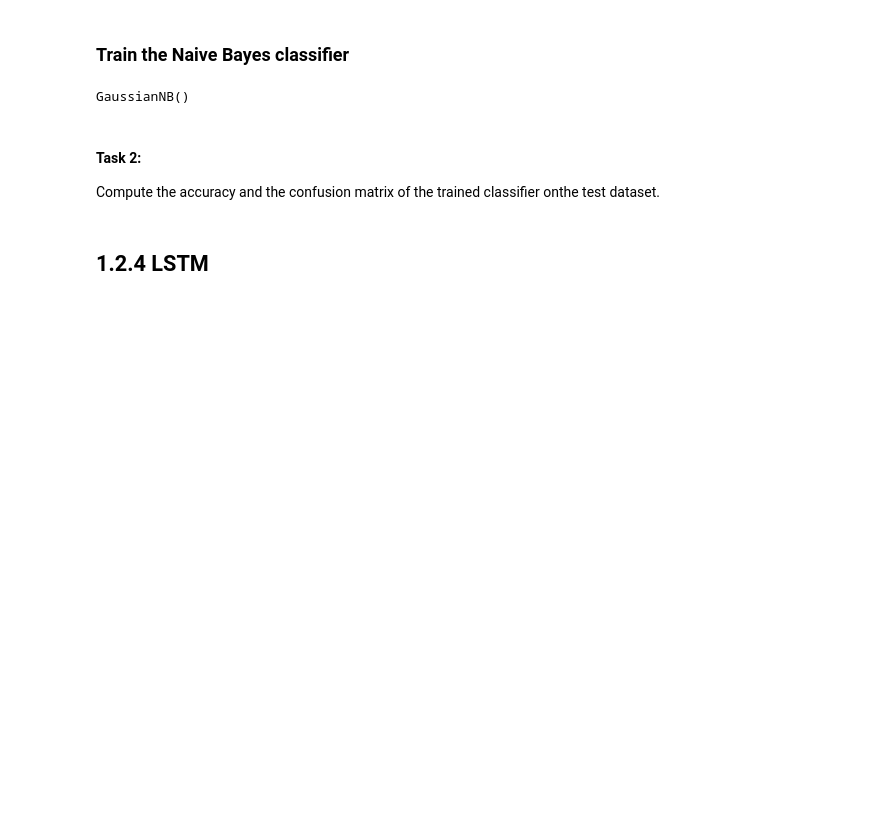
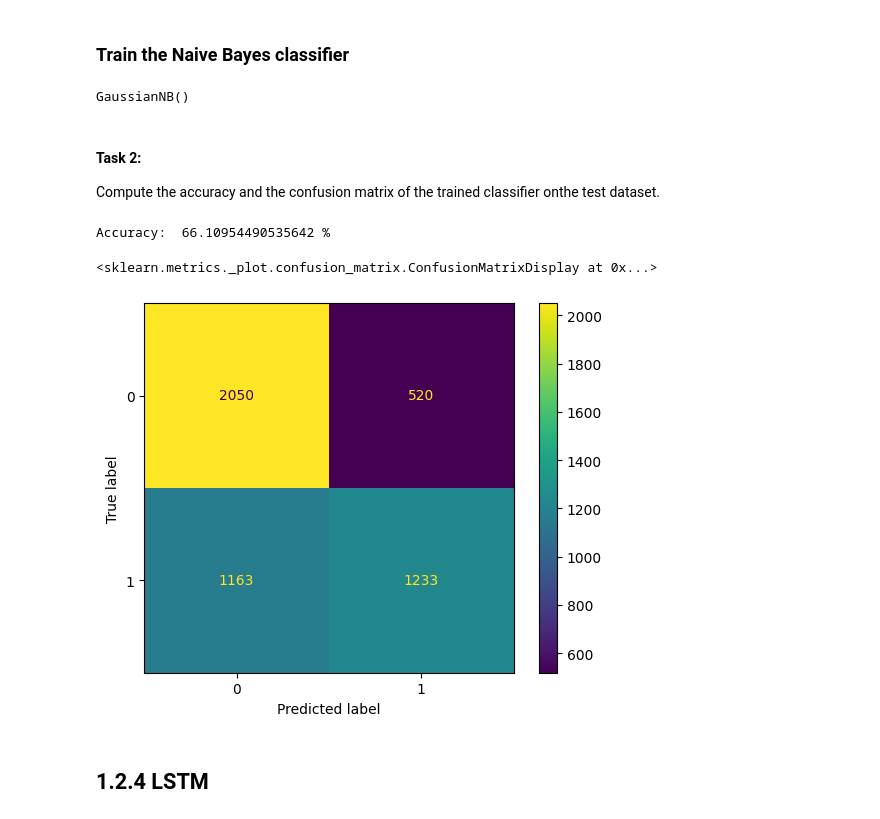
Before and after one commit to Mohammed-Abed-Alkareem/INTELLIGENT-SYSTEMS-LAB, a Jupyter notebook: Exp_9/exp_9.ipynb, the cells around one changed output. Saved outputs shown, nothing was run; the diff lists cells and outputs as text; code cells hidden in the pictures; blank space fills up the shorter version.

```diff
--- a/Exp_9/exp_9.ipynb
+++ b/Exp_9/exp_9.ipynb
@@ -82,3 +127,10 @@ dataset = dataset.map(remove_stopwords)
 # %% [markdown]
 ### Task 1:
 UsePorterStemmerfrom NLTK to stem the tokens.
+# %%
+def stem (row): # to the root form
+    stemmer = nltk.PorterStemmer()
+    tokens = [stemmer.stem(token) for token in row['tokens']]
+    return {'tokens': tokens}
+
+dataset = dataset.map(stem)
@@ -156,5 +228,29 @@ GaussianNB()
 # %% [markdown]
 #### Task 2:
 Compute the accuracy and the confusion matrix of the trained classifier onthe test dataset.
+# %%
+# Accuracy
+from sklearn.metrics import accuracy_score
+
+X_test = np.array(dataset['test']['mean'])
+y_test = np.array(dataset['test']['sentiment'])
+
+y_pred = clf.predict(X_test)
+
+print("Accuracy: ", accuracy_score(y_test, y_pred)*100, "%")
+# %% [output]
+Accuracy:  66.10954490535642 %
+# %%
+# Confusion Matrix
+from sklearn.metrics import confusion_matrix, ConfusionMatrixDisplay
+
+cm = confusion_matrix(y_test, y_pred)
+
+disp = ConfusionMatrixDisplay(confusion_matrix=cm,
+display_labels=clf.classes_)
+disp.plot()
+# %% [output]
+<sklearn.metrics._plot.confusion_matrix.ConfusionMatrixDisplay at 0x...>
+[figure, added]
 # %% [markdown]
 ## 1.2.4  LSTM
```
Also changed, not shown: parts of 51 cells of this notebook, 2 other files.
